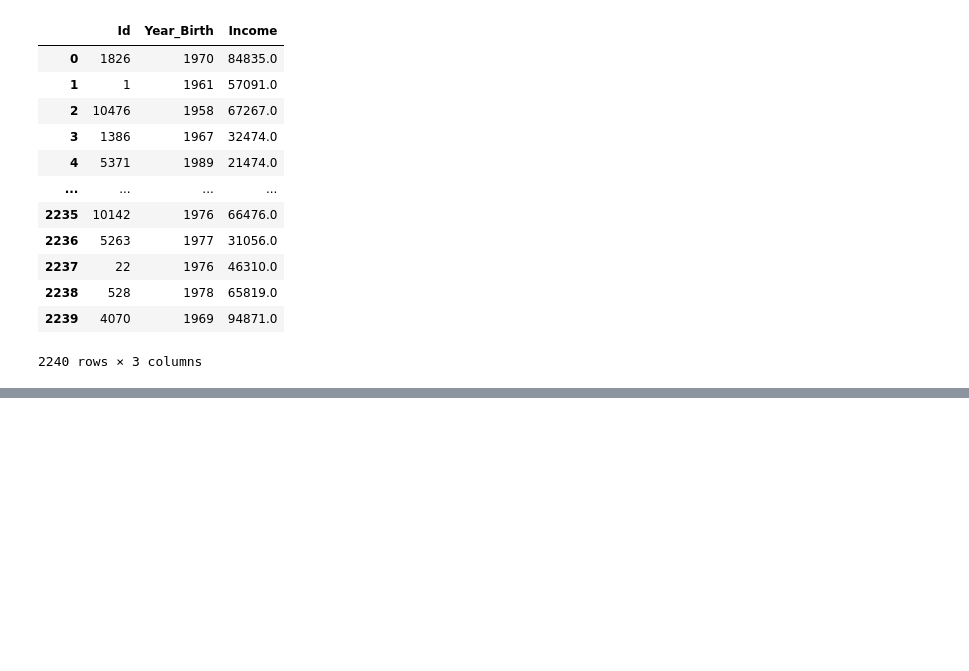
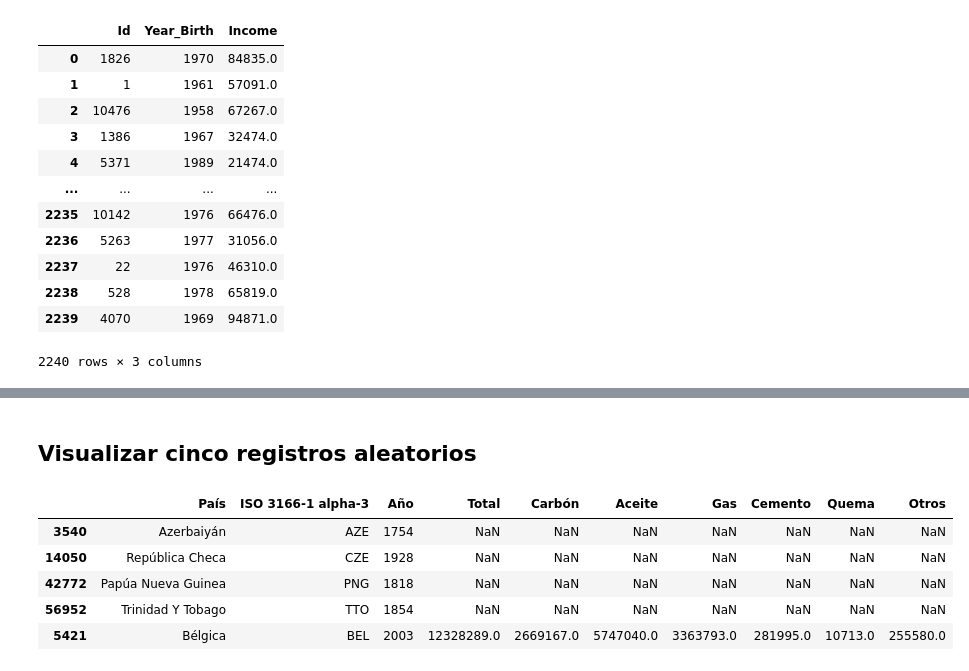
Before and after one commit to JoseIng-EO/pandas-es_trabajando-con-diferentes-formatos-de-archivo, a Jupyter notebook: pandas_e_s.ipynb, the cells around one changed output, grey strips where cells are left out. Saved outputs shown, nothing was run; the diff lists cells and outputs as text; code cells hidden in the pictures; blank space fills up the shorter version.

```diff
--- a/pandas_e_s.ipynb
+++ b/pandas_e_s.ipynb
@@ -108,0 +139,11 @@ datos_mercado
+# %% [markdown]
+## Visualizar cinco registros aleatorios
+# %%
+percapita.sample(5)
+# %% [output]
+|  | País | ISO 3166-1 alpha-3 | Año | Total | Carbón | Aceite | Gas | Cemento | Quema | Otros |
+| 3540 | Azerbaiyán | AZE | 1754 | NaN | NaN | NaN | NaN | NaN | NaN | NaN |
+| 14050 | República Checa | CZE | 1928 | NaN | NaN | NaN | NaN | NaN | NaN | NaN |
+| 42772 | Papúa Nueva Guinea | PNG | 1818 | NaN | NaN | NaN | NaN | NaN | NaN | NaN |
+| 56952 | Trinidad Y Tobago | TTO | 1854 | NaN | NaN | NaN | NaN | NaN | NaN | NaN |
+| 5421 | Bélgica | BEL | 2003 | 12328289.0 | 2669167.0 | 5747040.0 | 3363793.0 | 281995.0 | 10713.0 | 255580.0 |
```
Also changed, not shown: parts of 20 cells of this notebook.
